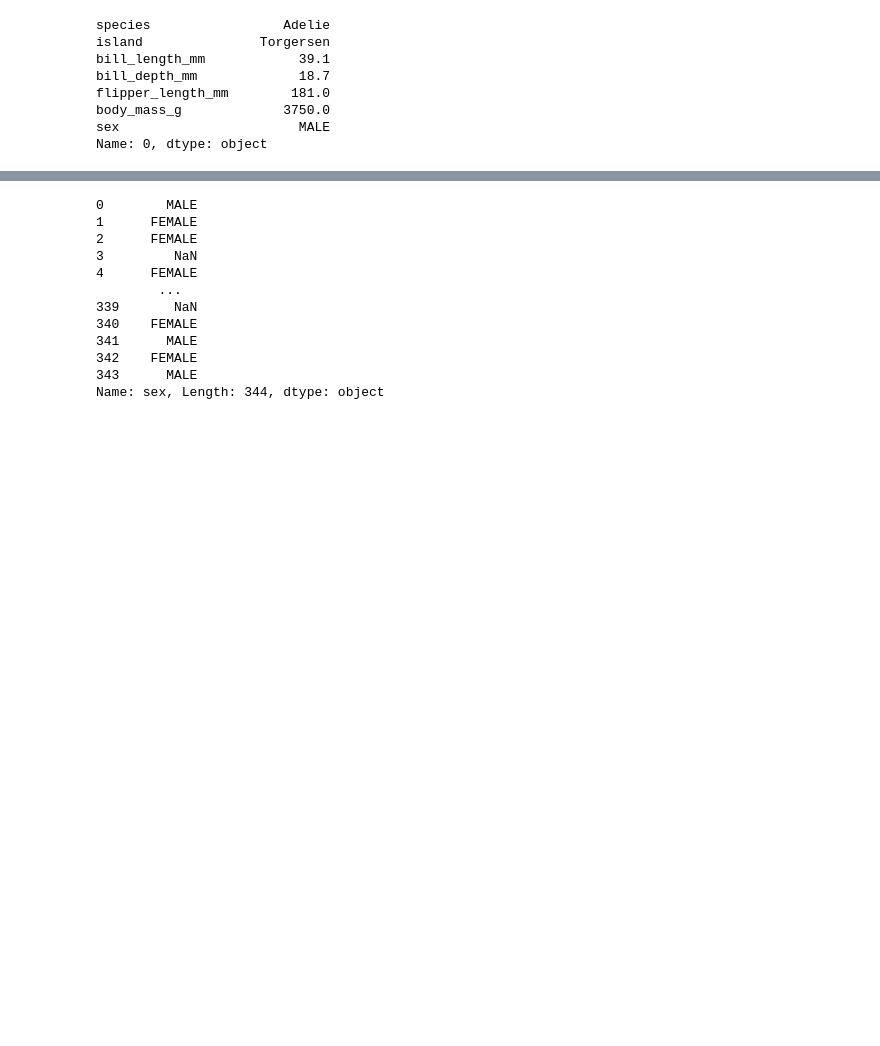
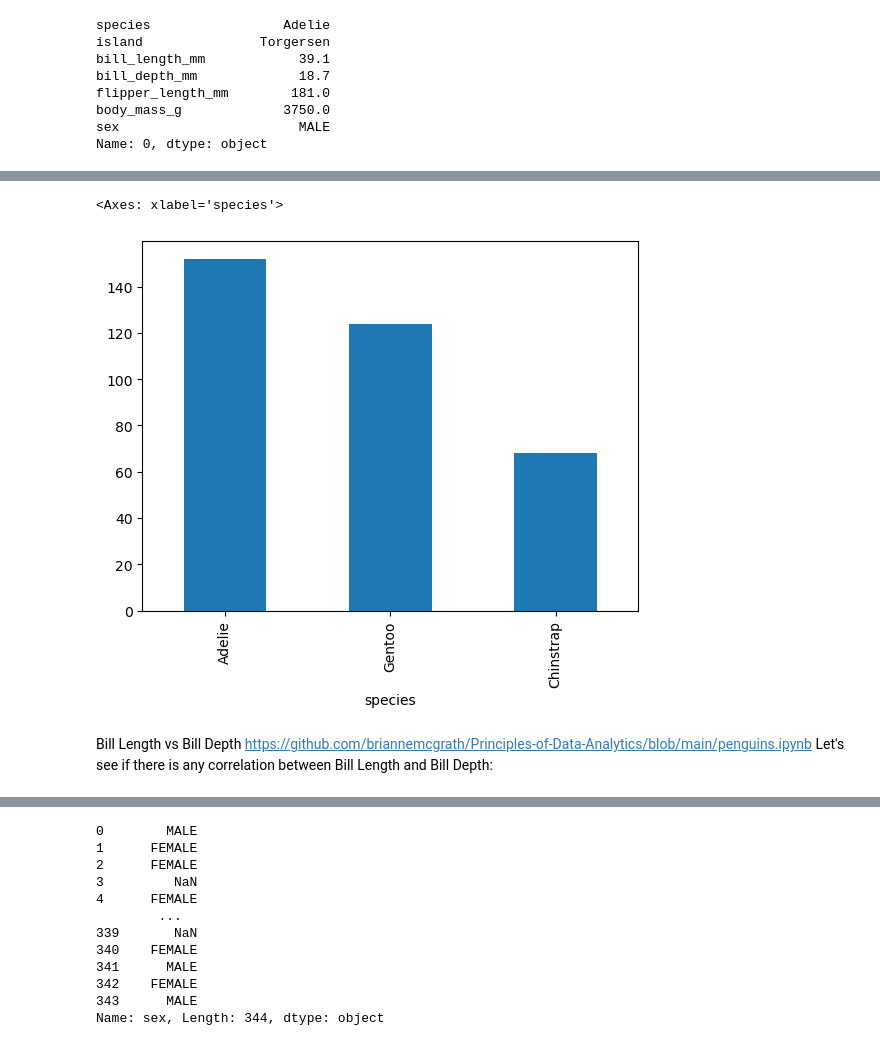
Before and after one commit to SBCURLEY/myproject, a Jupyter notebook: penguins.ipynb, the cells around one changed output, grey strips where cells are left out. Drawn from its saved outputs; the diff is of its cells as text; code cells hidden in the pictures; blank space fills up the shorter version.

```diff
--- a/penguins.ipynb
+++ b/penguins.ipynb
@@ -122,0 +460,9 @@ Name: 0, dtype: object
+# %%
+df['species'].value_counts().plot(kind='bar')
+# %% [output]
+<Axes: xlabel='species'>
+[figure, added]
+# %% [markdown]
+Bill Length vs Bill Depth
+https://github.com/briannemcgrath/Principles-of-Data-Analytics/blob/main/penguins.ipynb
+Let's see if there is any correlation between Bill Length and Bill Depth:
```
Also changed, not shown: parts of 52 cells of this notebook.
